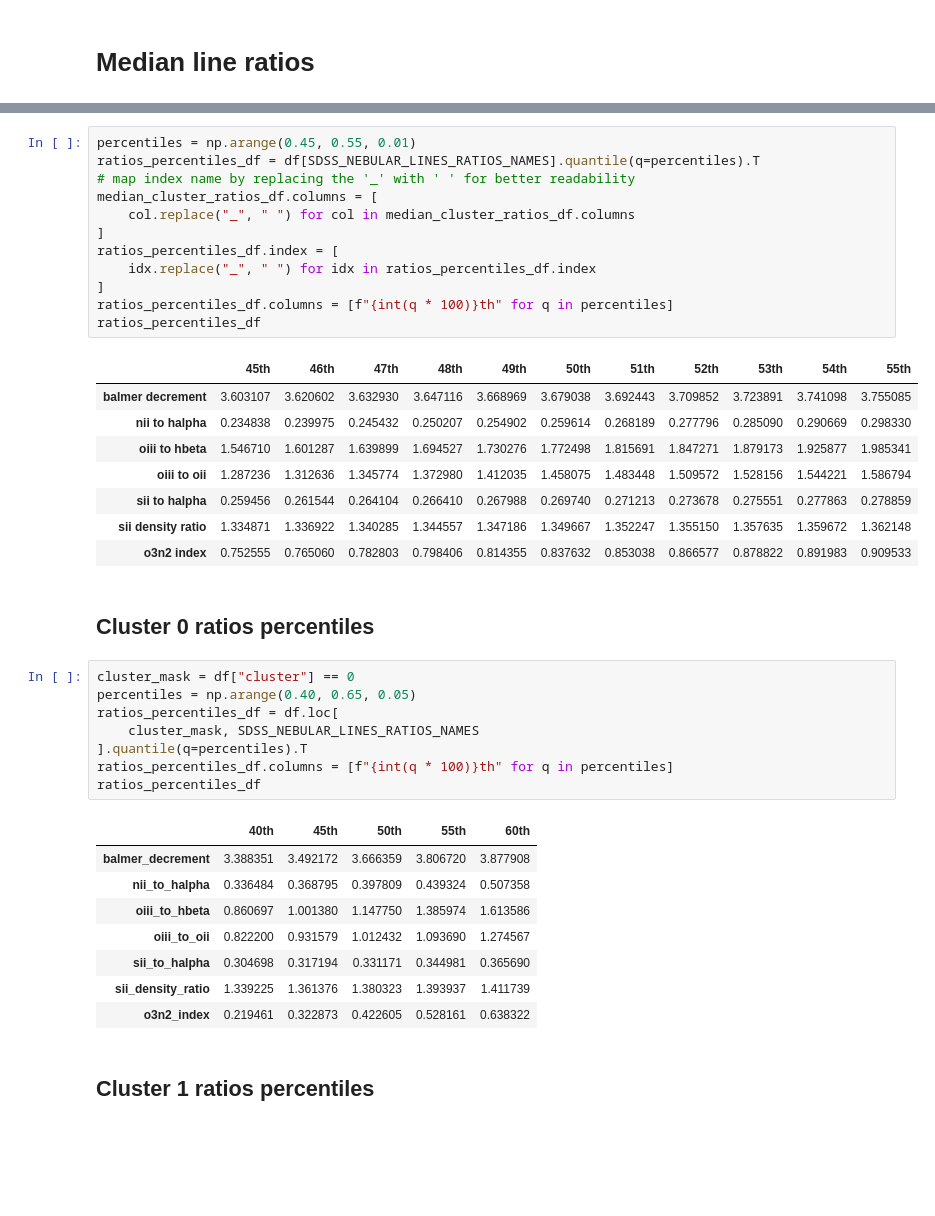
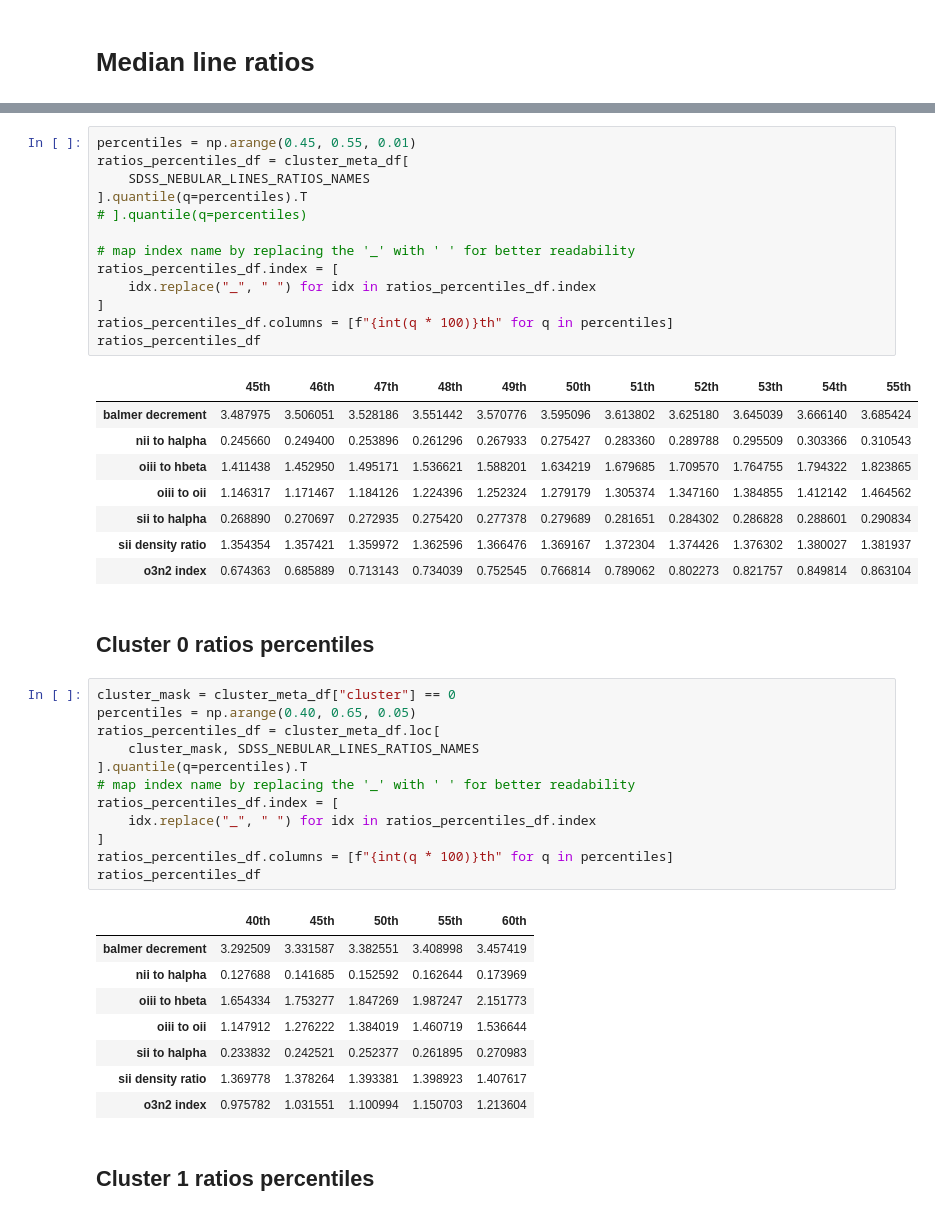
Before and after one commit to ed-ortizm/xai-astronomy, a Jupyter notebook: thesis/04_clustering_xai/04_filter_se_cluster_analysis.ipynb, the cells around one changed output, grey strips where cells are left out. Drawn from its saved outputs; the diff is of its cells as text; blank space fills up the shorter version.

```diff
--- a/thesis/04_clustering_xai/04_filter_se_cluster_analysis.ipynb
+++ b/thesis/04_clustering_xai/04_filter_se_cluster_analysis.ipynb
@@ -602,43 +599,48 @@ median_cluster_ratios_df
 # %%
 percentiles = np.arange(0.45, 0.55, 0.01)
-ratios_percentiles_df = df[SDSS_NEBULAR_LINES_RATIOS_NAMES].quantile(q=percentiles).T
+ratios_percentiles_df = cluster_meta_df[
+    SDSS_NEBULAR_LINES_RATIOS_NAMES
+].quantile(q=percentiles).T
+# ].quantile(q=percentiles)
+
 # map index name by replacing the '_' with ' ' for better readability
-median_cluster_ratios_df.columns = [
-    col.replace("_", " ") for col in median_cluster_ratios_df.columns
-]
 ratios_percentiles_df.index = [
     idx.replace("_", " ") for idx in ratios_percentiles_df.index
 ]
 ratios_percentiles_df.columns = [f"{int(q * 100)}th" for q in percentiles]
 ratios_percentiles_df
 # %% [output]
 |  | 45th | 46th | 47th | 48th | 49th | 50th | 51th | 52th | 53th | 54th | 55th |
-| balmer decrement | 3.603107 | 3.620602 | 3.632930 | 3.647116 | 3.668969 | 3.679038 | 3.692443 | 3.709852 | 3.723891 | 3.741098 | 3.755085 |
-| nii to halpha | 0.234838 | 0.239975 | 0.245432 | 0.250207 | 0.254902 | 0.259614 | 0.268189 | 0.277796 | 0.285090 | 0.290669 | 0.298330 |
-| oiii to hbeta | 1.546710 | 1.601287 | 1.639899 | 1.694527 | 1.730276 | 1.772498 | 1.815691 | 1.847271 | 1.879173 | 1.925877 | 1.985341 |
-| oiii to oii | 1.287236 | 1.312636 | 1.345774 | 1.372980 | 1.412035 | 1.458075 | 1.483448 | 1.509572 | 1.528156 | 1.544221 | 1.586794 |
-| sii to halpha | 0.259456 | 0.261544 | 0.264104 | 0.266410 | 0.267988 | 0.269740 | 0.271213 | 0.273678 | 0.275551 | 0.277863 | 0.278859 |
-| sii density ratio | 1.334871 | 1.336922 | 1.340285 | 1.344557 | 1.347186 | 1.349667 | 1.352247 | 1.355150 | 1.357635 | 1.359672 | 1.362148 |
-| o3n2 index | 0.752555 | 0.765060 | 0.782803 | 0.798406 | 0.814355 | 0.837632 | 0.853038 | 0.866577 | 0.878822 | 0.891983 | 0.909533 |
+| balmer decrement | 3.487975 | 3.506051 | 3.528186 | 3.551442 | 3.570776 | 3.595096 | 3.613802 | 3.625180 | 3.645039 | 3.666140 | 3.685424 |
+| nii to halpha | 0.245660 | 0.249400 | 0.253896 | 0.261296 | 0.267933 | 0.275427 | 0.283360 | 0.289788 | 0.295509 | 0.303366 | 0.310543 |
+| oiii to hbeta | 1.411438 | 1.452950 | 1.495171 | 1.536621 | 1.588201 | 1.634219 | 1.679685 | 1.709570 | 1.764755 | 1.794322 | 1.823865 |
+| oiii to oii | 1.146317 | 1.171467 | 1.184126 | 1.224396 | 1.252324 | 1.279179 | 1.305374 | 1.347160 | 1.384855 | 1.412142 | 1.464562 |
+| sii to halpha | 0.268890 | 0.270697 | 0.272935 | 0.275420 | 0.277378 | 0.279689 | 0.281651 | 0.284302 | 0.286828 | 0.288601 | 0.290834 |
+| sii density ratio | 1.354354 | 1.357421 | 1.359972 | 1.362596 | 1.366476 | 1.369167 | 1.372304 | 1.374426 | 1.376302 | 1.380027 | 1.381937 |
+| o3n2 index | 0.674363 | 0.685889 | 0.713143 | 0.734039 | 0.752545 | 0.766814 | 0.789062 | 0.802273 | 0.821757 | 0.849814 | 0.863104 |
 # %% [markdown]
 ## Cluster 0 ratios percentiles
 # %%
-cluster_mask = df["cluster"] == 0
+cluster_mask = cluster_meta_df["cluster"] == 0
 percentiles = np.arange(0.40, 0.65, 0.05)
-ratios_percentiles_df = df.loc[
+ratios_percentiles_df = cluster_meta_df.loc[
     cluster_mask, SDSS_NEBULAR_LINES_RATIOS_NAMES
 ].quantile(q=percentiles).T
+# map index name by replacing the '_' with ' ' for better readability
+ratios_percentiles_df.index = [
+    idx.replace("_", " ") for idx in ratios_percentiles_df.index
+]
 ratios_percentiles_df.columns = [f"{int(q * 100)}th" for q in percentiles]
 ratios_percentiles_df
 # %% [output]
 |  | 40th | 45th | 50th | 55th | 60th |
-| balmer_decrement | 3.388351 | 3.492172 | 3.666359 | 3.806720 | 3.877908 |
-| nii_to_halpha | 0.336484 | 0.368795 | 0.397809 | 0.439324 | 0.507358 |
-| oiii_to_hbeta | 0.860697 | 1.001380 | 1.147750 | 1.385974 | 1.613586 |
-| oiii_to_oii | 0.822200 | 0.931579 | 1.012432 | 1.093690 | 1.274567 |
-| sii_to_halpha | 0.304698 | 0.317194 | 0.331171 | 0.344981 | 0.365690 |
-| sii_density_ratio | 1.339225 | 1.361376 | 1.380323 | 1.393937 | 1.411739 |
-| o3n2_index | 0.219461 | 0.322873 | 0.422605 | 0.528161 | 0.638322 |
+| balmer decrement | 3.292509 | 3.331587 | 3.382551 | 3.408998 | 3.457419 |
+| nii to halpha | 0.127688 | 0.141685 | 0.152592 | 0.162644 | 0.173969 |
+| oiii to hbeta | 1.654334 | 1.753277 | 1.847269 | 1.987247 | 2.151773 |
+| oiii to oii | 1.147912 | 1.276222 | 1.384019 | 1.460719 | 1.536644 |
+| sii to halpha | 0.233832 | 0.242521 | 0.252377 | 0.261895 | 0.270983 |
+| sii density ratio | 1.369778 | 1.378264 | 1.393381 | 1.398923 | 1.407617 |
+| o3n2 index | 0.975782 | 1.031551 | 1.100994 | 1.150703 | 1.213604 |
 # %% [markdown]
 ## Cluster 1 ratios percentiles
 # %%
```
Also changed, not shown: parts of 24 cells of this notebook, 4 other files.
